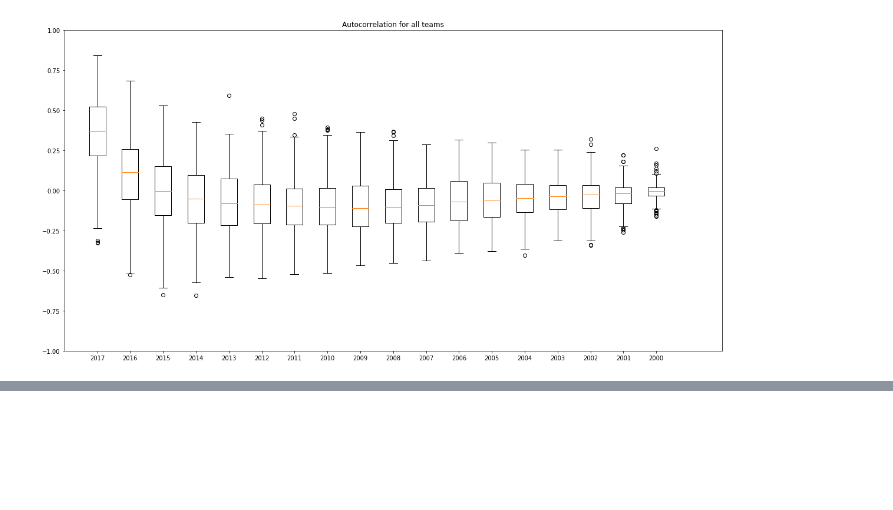
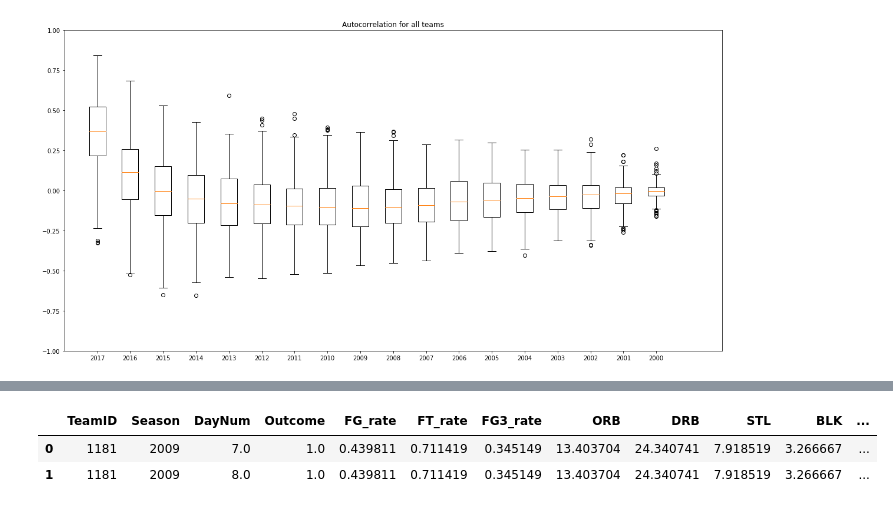
Before and after one commit to merlej/basketball-prediction, a Jupyter notebook: basketball_data_cleaning.ipynb, the cells around one changed output, grey strips where cells are left out. Saved outputs shown, nothing was run; the diff lists cells and outputs as text; code cells hidden in the pictures; blank space fills up the shorter version.

```diff
--- a/basketball_data_cleaning.ipynb
+++ b/basketball_data_cleaning.ipynb
@@ -272,0 +285,11 @@ data.to_csv('CleanedData.csv')
+# %%
+# Merge all the dataframes into one
+all_dfs = [team_data, fgr_df, ftr_df, fg3r_df, orb_df, drb_df, stl_df, blk_df, ast_df, pf_df]
+
+combined_data = reduce(lambda left, right: pd.merge(left, right, on=['TeamID', 'Season'], how='outer'), all_dfs)
+
+combined_data.head(2)
+# %% [output]
+|  | TeamID | Season | DayNum | Outcome | FG_rate | FT_rate | FG3_rate | ORB | DRB | STL | BLK | ... |
+| 0 | 1181 | 2009 | 7.0 | 1.0 | 0.439811 | 0.711419 | 0.345149 | 13.403704 | 24.340741 | 7.918519 | 3.266667 | ... |
+| 1 | 1181 | 2009 | 8.0 | 1.0 | 0.439811 | 0.711419 | 0.345149 | 13.403704 | 24.340741 | 7.918519 | 3.266667 | ... |
```
Also changed, not shown: parts of 23 cells of this notebook.
